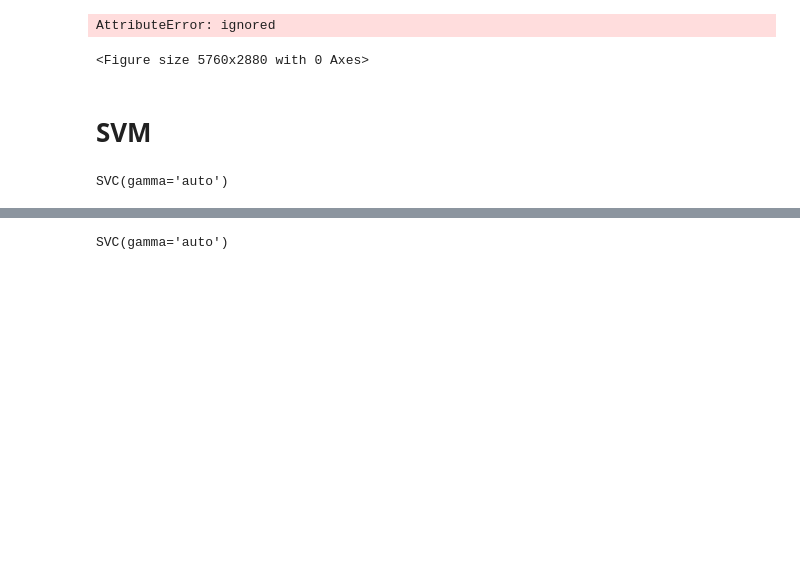
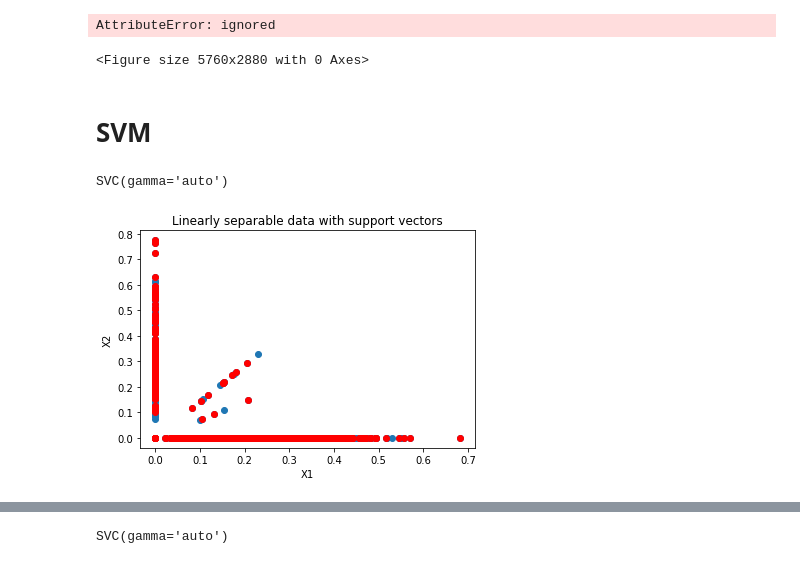
Before and after one commit to tianiachan/IdentifyingAirBnBsinSantaClara, a Jupyter notebook: Data670_Identifying_AirBnBs.ipynb, the cells around one changed output, grey strips where cells are left out. Cells and saved outputs as stored; diff of their text form; code cells hidden in the pictures; blank space fills up the shorter version.

Commit message:
Created using Colaboratory - only able to visualize SVM

```diff
--- a/Data670_Identifying_AirBnBs.ipynb
+++ b/Data670_Identifying_AirBnBs.ipynb
@@ -700,6 +701,20 @@ clf = SVC(gamma='auto')
 clf.fit(x_train, y_train)
 # %% [output]
 SVC(gamma='auto')
+# %%
+#visualize https://github.com/christianversloot/machine-learning-articles/blob/main/how-to-visualize-support-vectors-of-your-svm-classifier.md
+# Get support vectors themselves
+support_vectors = clf.support_vectors_
+
+# Visualize support vectors
+plt.scatter(x_train[:,0], x_train[:,1])
+plt.scatter(support_vectors[:,0], support_vectors[:,1], color='red')
+plt.title('Linearly separable data with support vectors')
+plt.xlabel('X1')
+plt.ylabel('X2')
+plt.show()
+# %% [output]
+[figure, added]
 # %%
 #evaluate SVM
 #get predictions from the model
```
Also changed, not shown: parts of 7 cells of this notebook.
